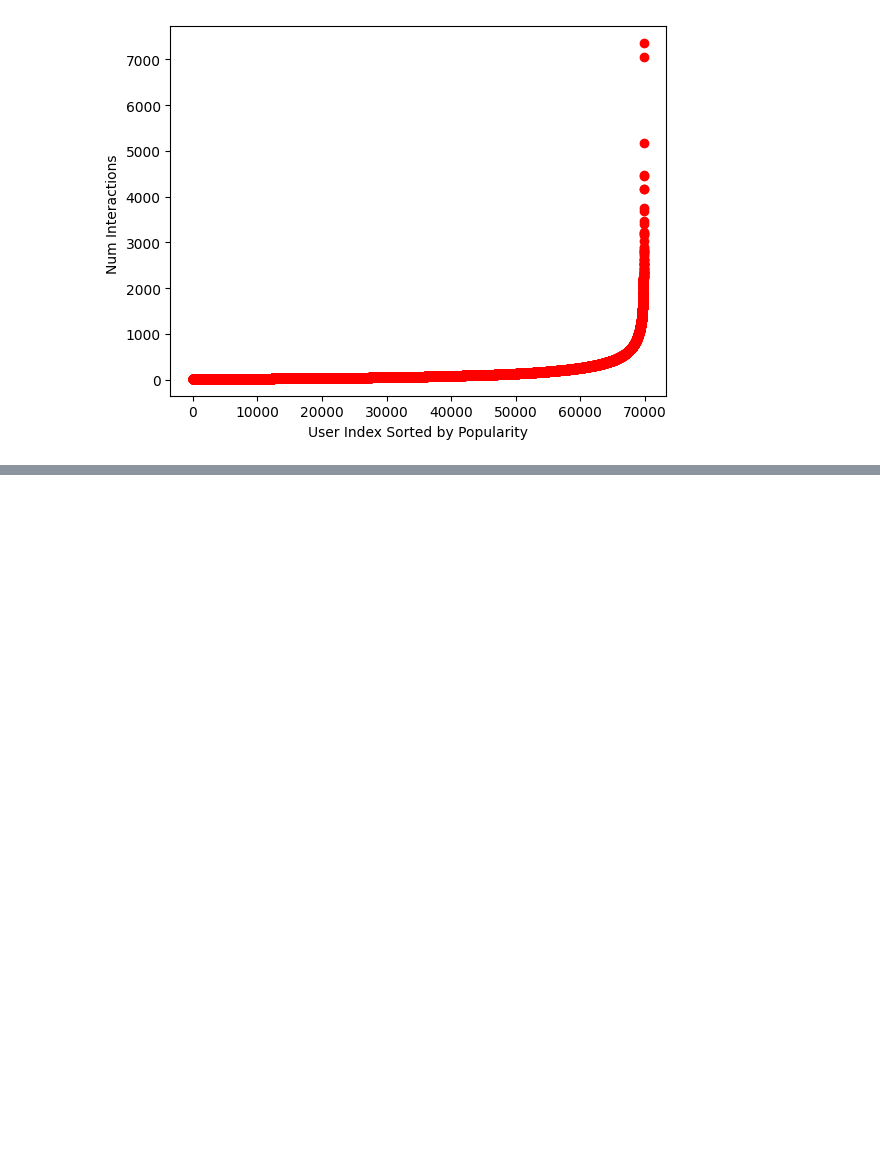
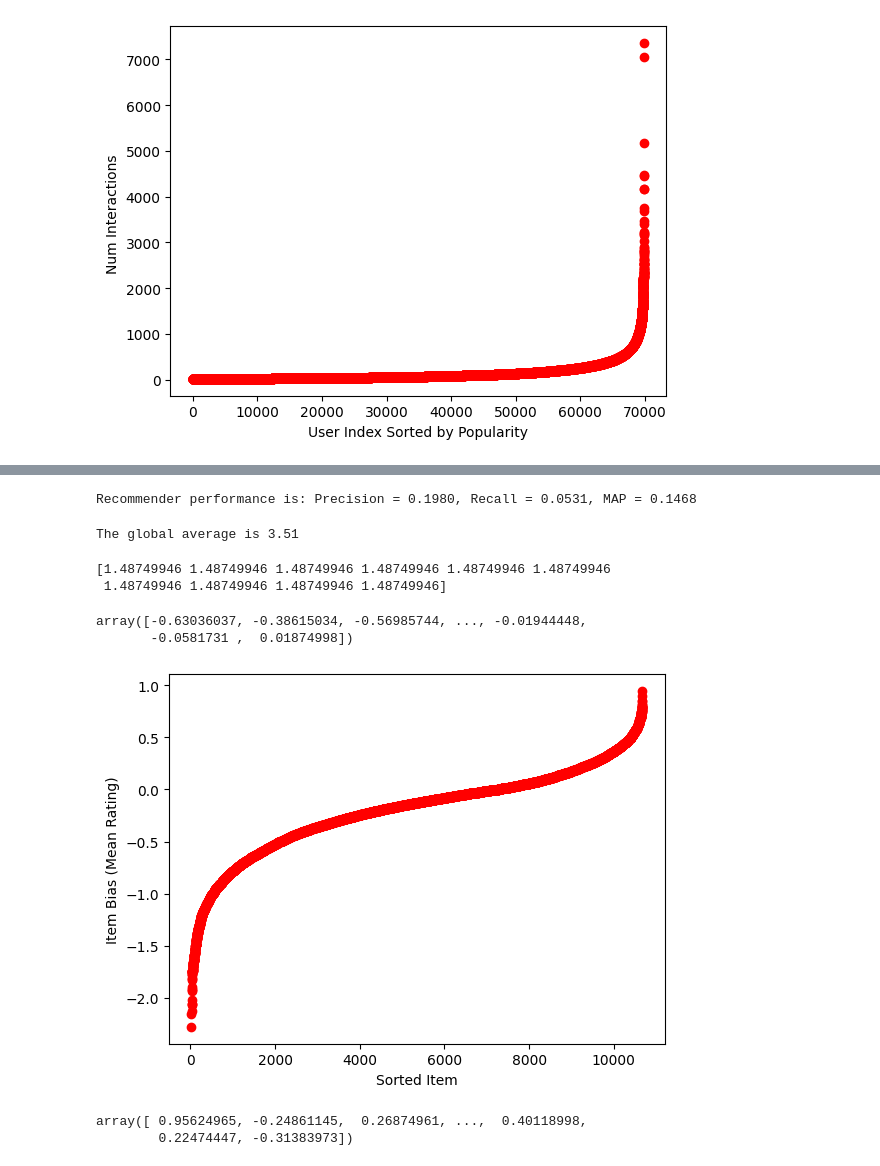
Before and after one commit to Jody98/rec-sys-challenge, a Jupyter notebook: practices/02.ipynb, the cells around one changed output, grey strips where cells are left out. Drawn from its saved outputs; the diff is of its cells as text; code cells hidden in the pictures; blank space fills up the shorter version.

```diff
--- a/practices/02.ipynb
+++ b/practices/02.ipynb
@@ -172,0 +316,7 @@ is_relevant = np.in1d(reccomended_items, relevant_items, assume_unique=True)
+# %%
+top_pop_recommender_removed = TopPopRecommenderRemoved()
+top_pop_recommender_removed.fit(URM_train)
+
+for user_id in range(10):
+    print("Recommendations for user_id {}".format(user_id))
+    print(top_pop_recommender_removed.recommend(user_id, at=5))
@@ -172,0 +344,46 @@ is_relevant = np.in1d(reccomended_items, relevant_items, assume_unique=True)
+# %%
+evaluate_algorithm(URM_test, top_pop_recommender_removed)
+# %% [output]
+Recommender performance is: Precision = 0.1980, Recall = 0.0531, MAP = 0.1468
+# %%
+global_average = np.mean(URM_train.data)
+print("The global average is {:.2f}".format(global_average))
+# %% [output]
+The global average is 3.51
+# %%
+URM_train_unbiased = URM_train.copy()
+URM_train_unbiased.data -= global_average
+print(URM_train_unbiased.data[0:10])
+# %% [output]
+[1.48749946 1.48749946 1.48749946 1.48749946 1.48749946 1.48749946
+ 1.48749946 1.48749946 1.48749946 1.48749946]
+# %%
+lambda_item = 25
+lambda_user = 10
+col_nnz = np.ediff1d(sps.csc_matrix(URM_train_unbiased).indptr)
+item_mean_rating = URM_train_unbiased.sum(axis=0) / (col_nnz + lambda_item)
+item_mean_rating = np.asarray(item_mean_rating).ravel()
+item_mean_rating[col_nnz==0] = -np.inf
+item_mean_rating
+# %% [output]
+array([-0.63036037, -0.38615034, -0.56985744, ..., -0.01944448,
+       -0.0581731 ,  0.01874998])
+# %%
+item_mean_rating = np.array(item_mean_rating).squeeze()
+item_mean_rating = np.sort(item_mean_rating[item_mean_rating != 0])
+
+pyplot.plot(item_mean_rating, 'ro')
+pyplot.ylabel('Item Bias (Mean Rating)')
+pyplot.xlabel('Sorted Item')
+pyplot.show()
+# %% [output]
+[figure, added]
+# %%
+row_nnz = np.ediff1d(sps.csr_matrix(URM_train_unbiased).indptr)
+user_mean_rating = URM_train_unbiased.sum(axis=1).ravel() / (row_nnz + lambda_user)
+user_mean_rating = np.asarray(user_mean_rating).ravel()
+user_mean_rating[row_nnz==0] = -np.inf
+user_mean_rating
+# %% [output]
+array([ 0.95624965, -0.24861145,  0.26874961, ...,  0.40118998,
+        0.22474447, -0.31383973])
```
Also changed, not shown: parts of 18 cells of this notebook, 2 other files.
